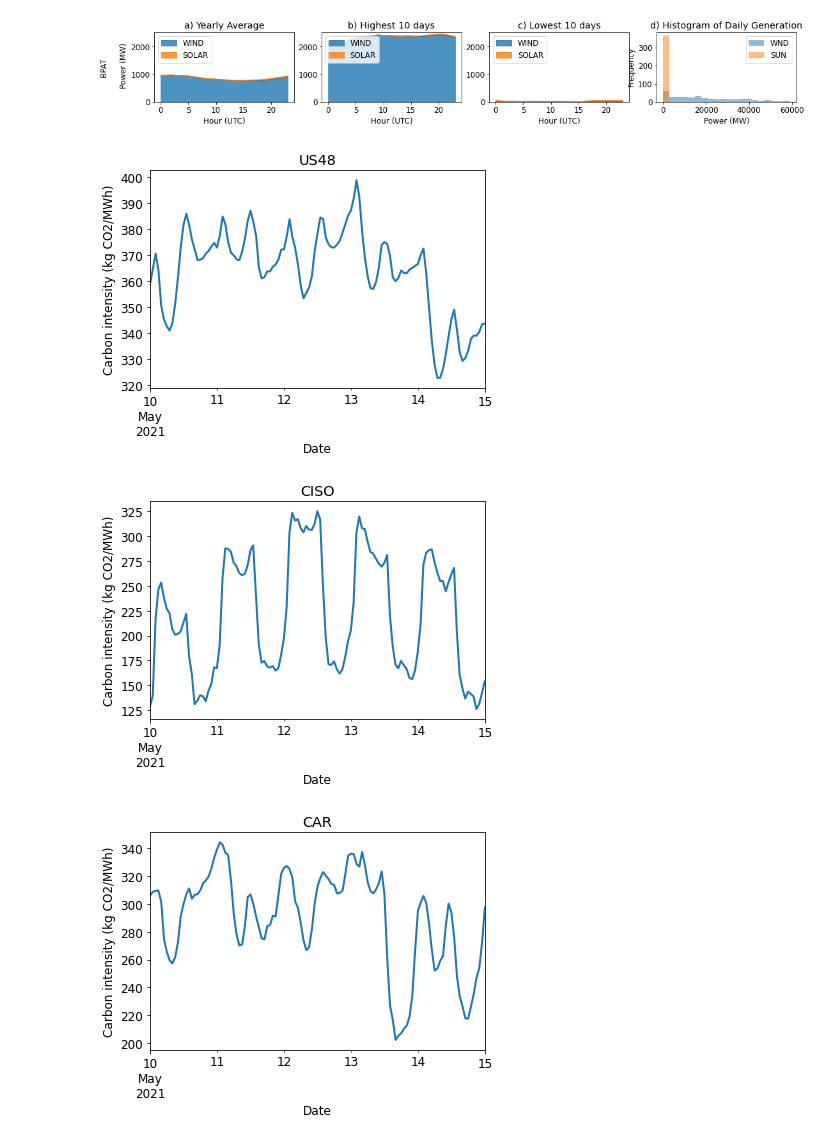
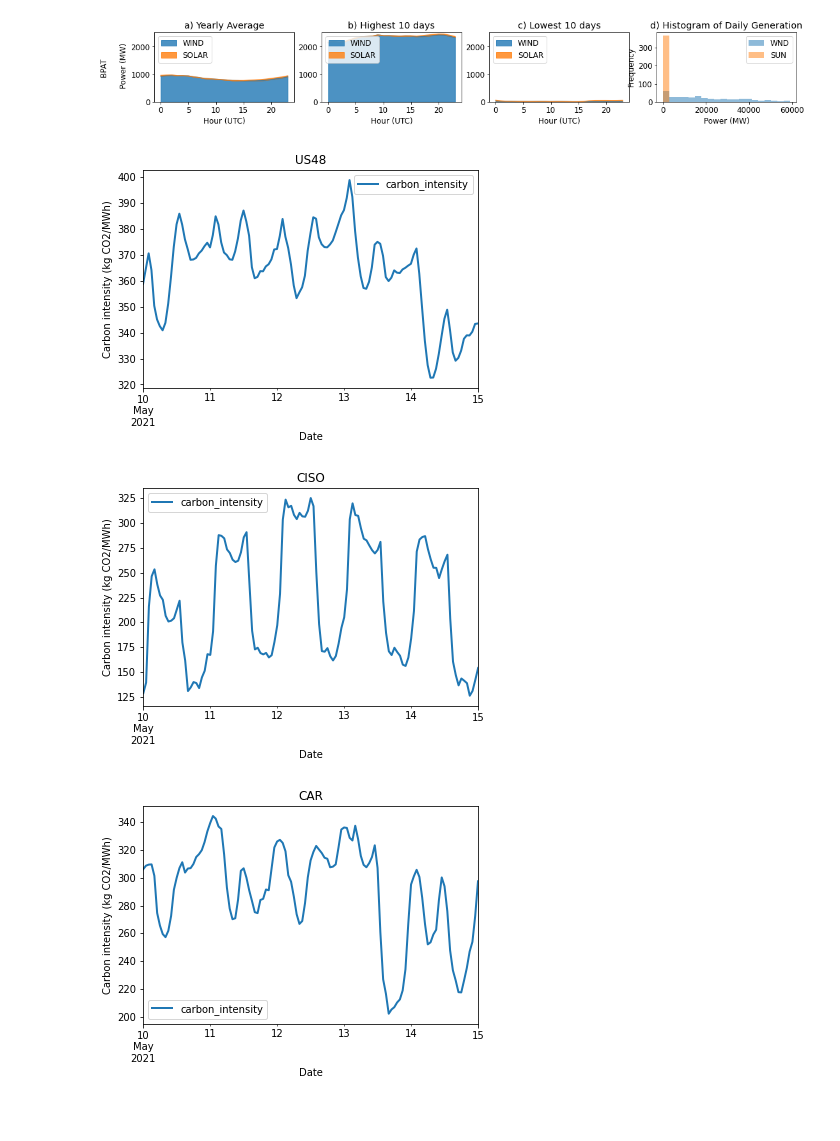
Before and after one commit to facebookresearch/CarbonExplorer, a Jupyter notebook: EIA_Energy_Data_Analysis.ipynb, the cells around one changed output. Cells and saved outputs as stored; diff of their text form; code cells hidden in the pictures; blank space fills up the shorter version.

```diff
--- a/EIA_Energy_Data_Analysis.ipynb
+++ b/EIA_Energy_Data_Analysis.ipynb
@@ -274,32 +274,25 @@ for ba_idx in ['US48', 'CISO', 'CAR', 'BPAT']:
 [figure]
 [figure]
 # %%
+from src.download_and_process import *
+
 START_DATE = '2021-05-10'
 END_DATE = '2021-05-15'
 
 # Plot carbon intensity of the grids
 
 # plot grid energy mix of all balancing authorities
 #for ba_idx in ba_list:
 # plot grid energy mix of selected balancing authorities
 for ba_idx in ['US48', 'CISO', 'CAR', 'BPAT']:
     db = extractBARange(ba_idx, START_DATE, END_DATE)
-    db[db < 0] = 0
-    sum_db = db.sum(axis=1)
-    tot_carbon = None
-    for c in carbon_intensity:
-        if tot_carbon is None:
-            tot_carbon = carbon_intensity[c]*db[c]
-        else:
-            tot_carbon = tot_carbon + carbon_intensity[c]*db[c]
-    tot_carbon = tot_carbon.div(sum_db)
-
-    ax = tot_carbon.plot(kind='line', stacked=False, title=ba_idx, lw=2)
+    carbon_intensity = calculateAVGCarbonIntensity(db)
+    ax = carbon_intensity.plot(kind='line', stacked=False, title=ba_idx, lw=2)
 
     ax.set_xlabel("Date")
     ax.set_ylabel('Carbon intensity (kg CO2/MWh)')
     plt.show()
 # %% [output]
-[figure, old version]
+[figure, new version]
-[figure, old version]
+[figure, new version]
-[figure, old version]
+[figure, new version]
```
Also changed, not shown: parts of 2 cells of this notebook, 2 other files.
